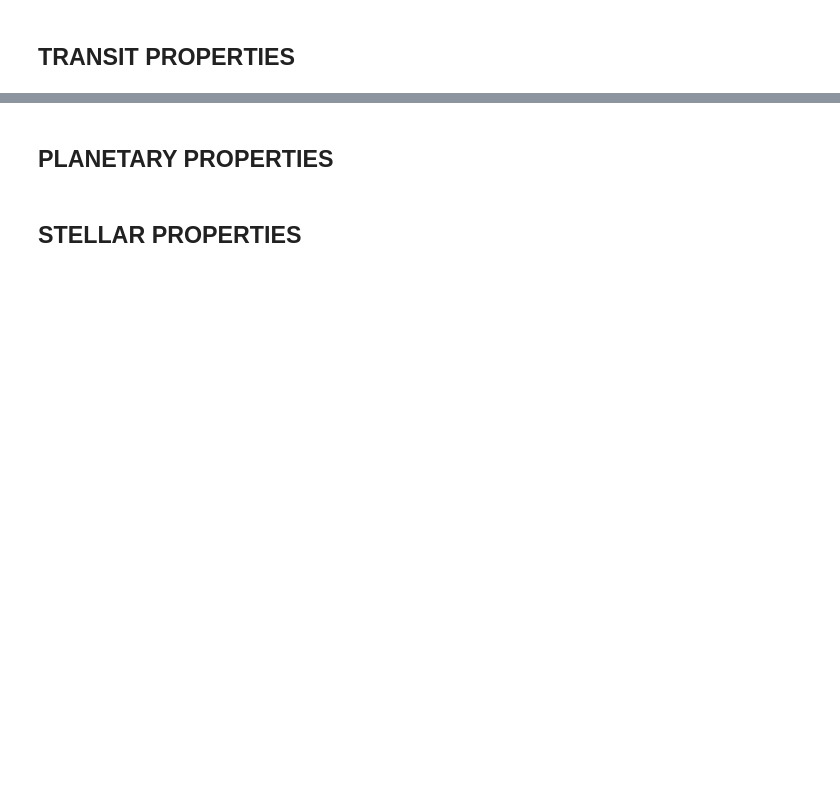
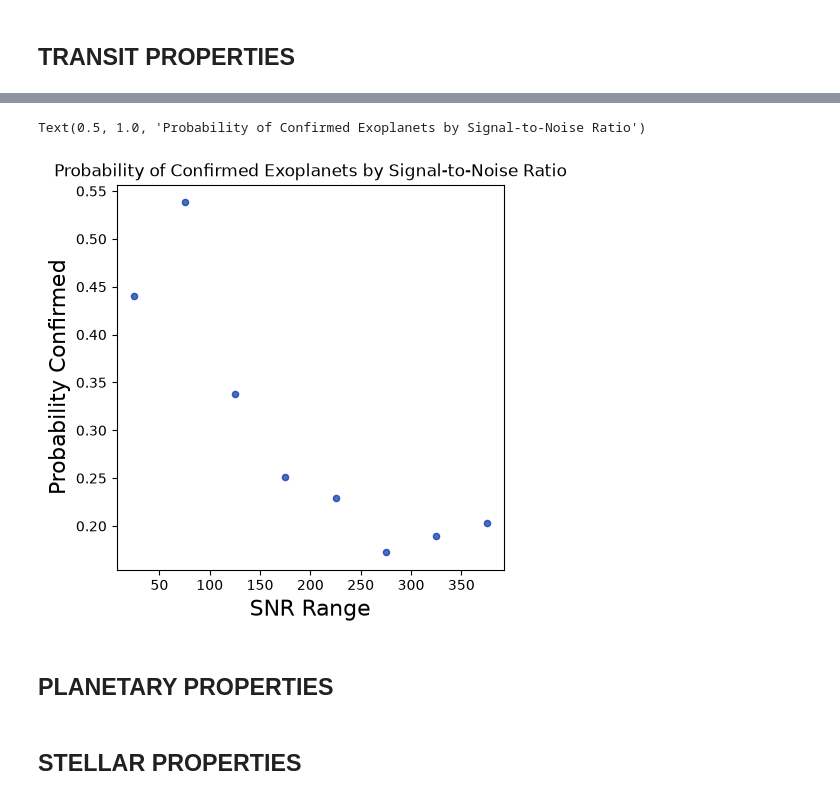
Before and after one commit to Khushijain14908/koi-exoplanet-analysis, a Jupyter notebook: analysis.ipynb, the cells around one changed output, grey strips where cells are left out. Saved outputs shown, nothing was run; the diff lists cells and outputs as text; code cells hidden in the pictures; blank space fills up the shorter version.

```diff
--- a/analysis.ipynb
+++ b/analysis.ipynb
@@ -46,0 +63,18 @@ plt.legend()
+# %%
+bins = np.arange(0, 450, 50)
+confirmed_count, edges = np.histogram(snr_confirmed, bins=bins)
+fp_count, _ = np.histogram(snr_fp, bins=bins)
+probability_confirmed = confirmed_count / (confirmed_count+fp_count)
+
+midpts = (edges[:-1] + edges[1:]) /2
+
+results = Table().with_columns(
+    "SNR Range", midpts,
+    "Probability Confirmed", probability_confirmed
+)
+
+results.scatter("SNR Range")
+plt.title("Probability of Confirmed Exoplanets by Signal-to-Noise Ratio")
+# %% [output]
+Text(0.5, 1.0, 'Probability of Confirmed Exoplanets by Signal-to-Noise Ratio')
+[figure, added]
```
Also changed, not shown: parts of 4 cells of this notebook.
